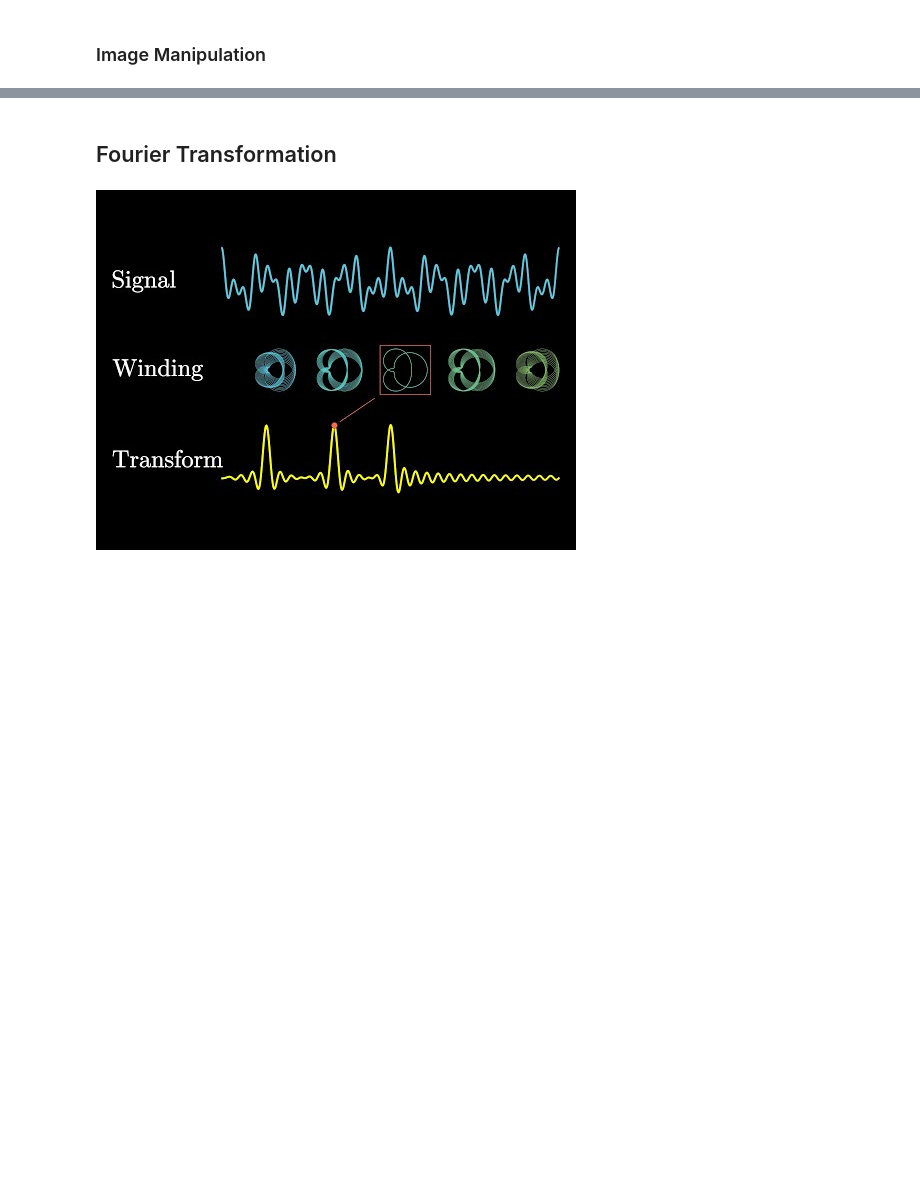
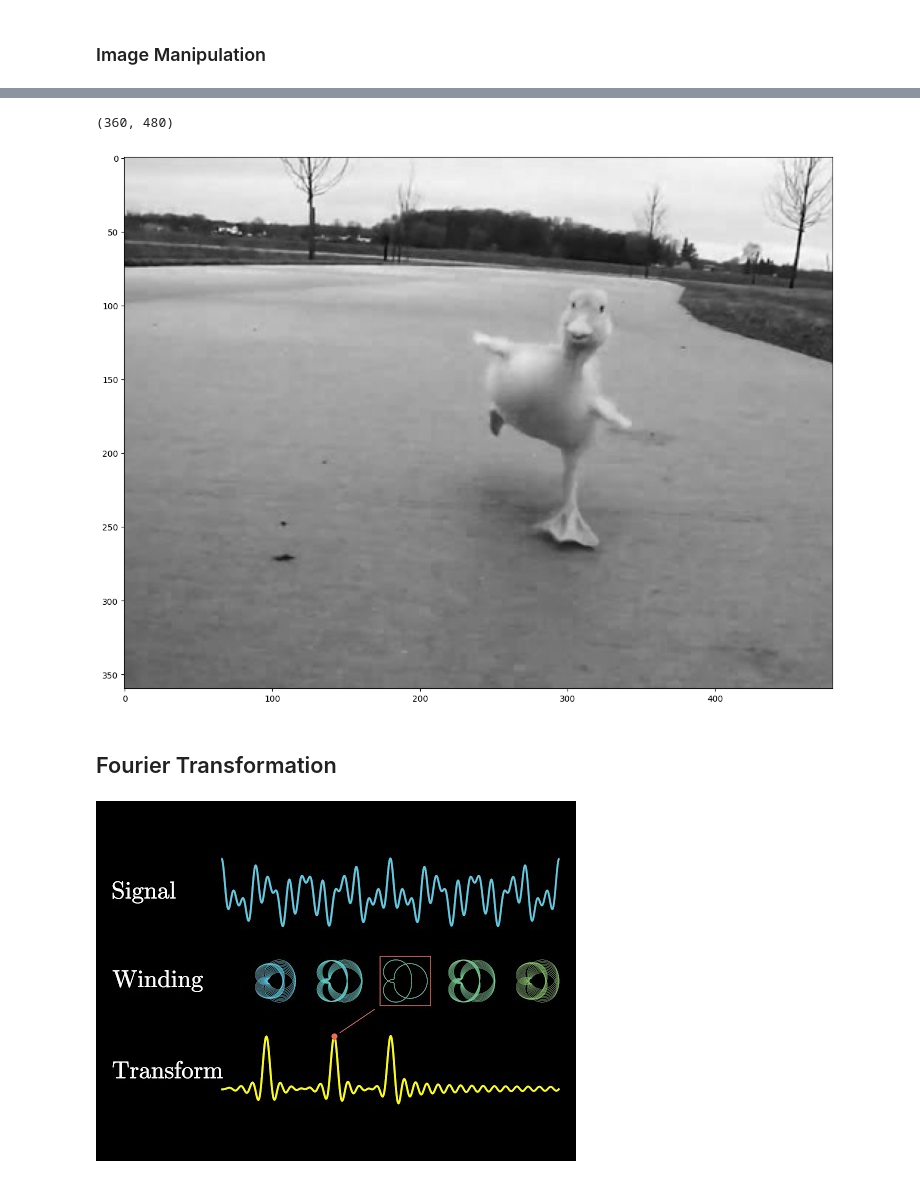
Before and after one commit to gschup/dd1318_notebooks, a Jupyter notebook: ovn09.ipynb, the cells around one changed output, grey strips where cells are left out. Cells and saved outputs as stored; diff of their text form; code cells hidden in the pictures; blank space fills up the shorter version.

Commit message:
add grayscale example

```diff
--- a/ovn09.ipynb
+++ b/ovn09.ipynb
@@ -77,3 +77,12 @@ plt.show()
+# %%
+# Turn an image into grayscale
+gray_duck = np.mean(duck, axis=2)
+print(gray_duck.shape)
+plt.imshow(gray_duck, cmap='gray')
+plt.show()
+# %% [output]
+(360, 480)
+[figure, added]
 # %% [markdown]
 ## Fourier Transformation
 # %%
```
Also changed, not shown: parts of 3 cells of this notebook.
